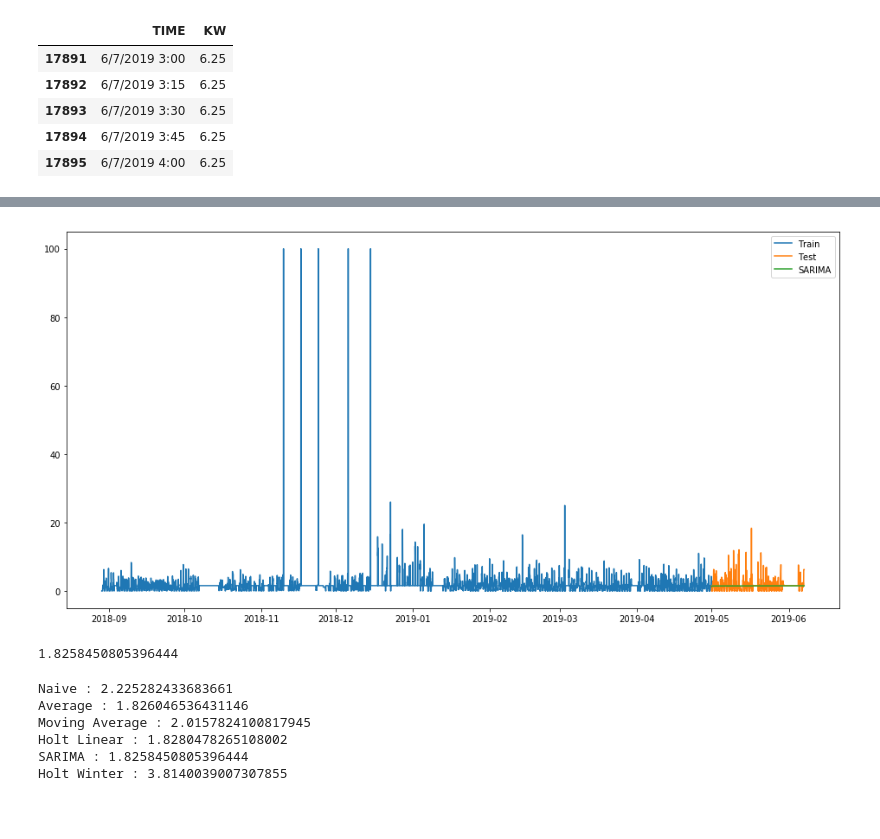
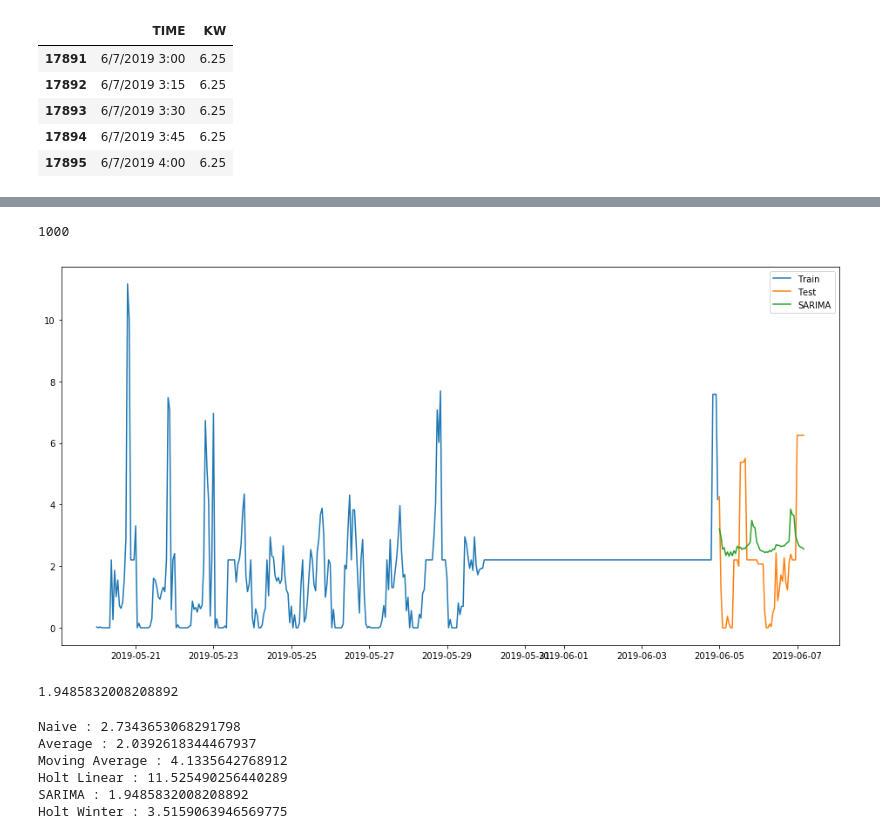
Before and after one commit to kaustav1996/utility_data_analysis, a Jupyter notebook: commercial_hourly.ipynb, the cells around one changed output, grey strips where cells are left out. Drawn from its saved outputs; the diff is of its cells as text; code cells hidden in the pictures; blank space fills up the shorter version.

```diff
--- a/commercial_hourly.ipynb
+++ b/commercial_hourly.ipynb
@@ -101,6 +101,6 @@ testtest.head()
 # %%
-train=df[:15679]
-test=test=df[15679:]
+train=df[16967:17751]
+test=test=df[17751:]
 
 df.Timestamp = pd.to_datetime(df['TIME'],format='%m/%d/%Y %H:%M')
 df.index = df.Timestamp
@@ -249,5 +249,5 @@ import pmdarima as pm
 import datetime
 
 arima = pm.auto_arima(train, error_action='ignore', trace=True,
-                      seasonal=False)
+                      seasonal=True,m=24)
 # %% [output]
@@ -264,34 +270,36 @@ Total fit time: 16.764 seconds
 # %%
-predicted_val=arima.predict(n_periods=test.shape[0])
+predicted_val=arima.predict(n_periods=1000)
 predicted_df = test.copy()
 
+print(len(predicted_val))
 
 for i in range(len(predicted_df)):
     predicted_df['KW'][i]=predicted_val[i]
 
 
 plt.figure(figsize=(16,8))
 plt.plot( train['KW'], label='Train')
 plt.plot(test['KW'], label='Test')
 plt.plot(predicted_df, label='SARIMA')
 plt.legend(loc='best')
 plt.show()
 # %% [output]
+1000
-[figure, old version]
+[figure, new version]
 # %%
 rms = sqrt(mean_squared_error(test.KW, predicted_df.KW))
 print(rms)
 
 model_errors['SARIMA']=rms
 # %% [output]
-1.8258450805396444
+1.9485832008208892
 # %%
 for index in model_errors:
     print(index+' : '+str(model_errors[index]))
 # %% [output]
-Naive : 2.225282433683661
-Average : 1.826046536431146
-Moving Average : 2.0157824100817945
-Holt Linear : 1.8280478265108002
-SARIMA : 1.8258450805396444
-Holt Winter : 3.8140039007307855
+Naive : 2.7343653068291798
+Average : 2.0392618344467937
+Moving Average : 4.1335642768912
+Holt Linear : 11.525490256440289
+SARIMA : 1.9485832008208892
+Holt Winter : 3.5159063946569775
```
Also changed, not shown: parts of 14 cells of this notebook.
